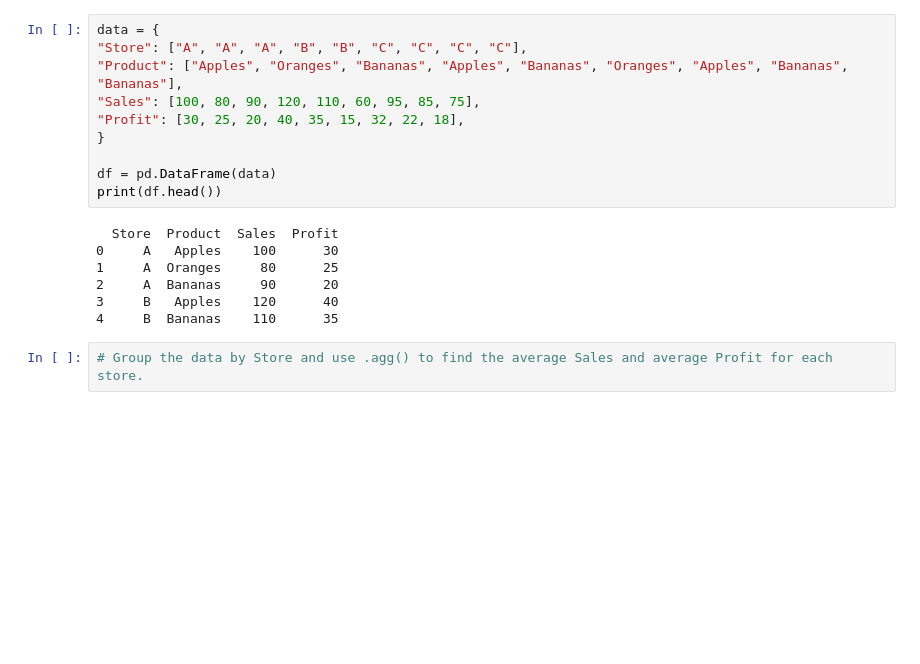
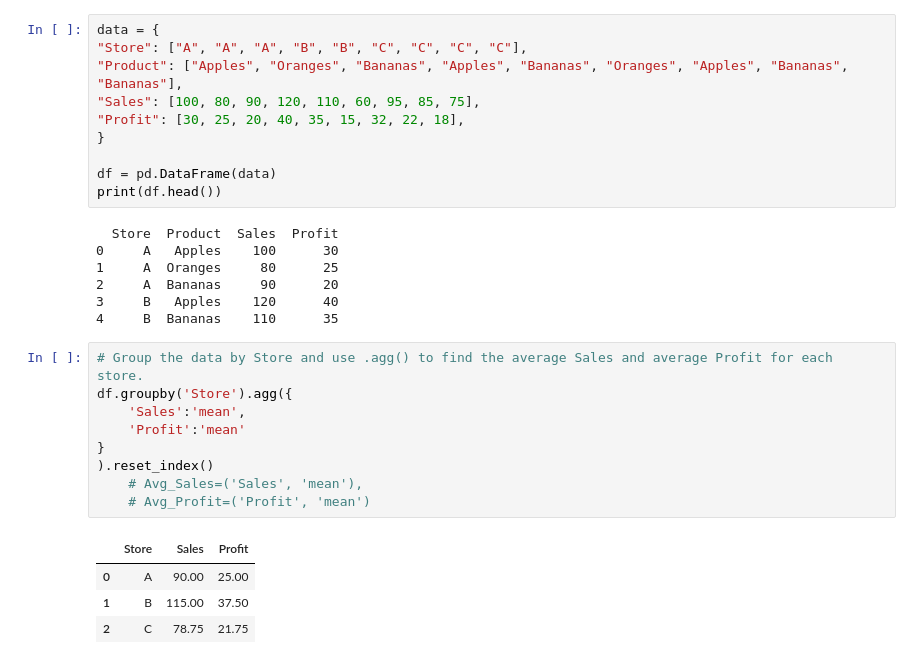
Before and after one commit to amallred/DA_M2_CodingExercises, a Jupyter notebook: w1_exercises.ipynb, the cells around one changed output. Drawn from its saved outputs; the diff is of its cells as text; blank space fills up the shorter version.

```diff
--- a/w1_exercises.ipynb
+++ b/w1_exercises.ipynb
@@ -505,5 +505,17 @@ print(df.head())
 4     B  Bananas    110      35
 # %%
 # Group the data by Store and use .agg() to find the average Sales and average Profit for each store.
+df.groupby('Store').agg({
+    'Sales':'mean',
+    'Profit':'mean'
+}
+).reset_index()
+    # Avg_Sales=('Sales', 'mean'),
+    # Avg_Profit=('Profit', 'mean')
+# %% [output]
+|  | Store | Sales | Profit |
+| 0 | A | 90.00 | 25.00 |
+| 1 | B | 115.00 | 37.50 |
+| 2 | C | 78.75 | 21.75 |
 # %%
 # Group by Product and get the maximum Sales and minimum Profit.
```
Also changed, not shown: parts of 7 cells of this notebook.
